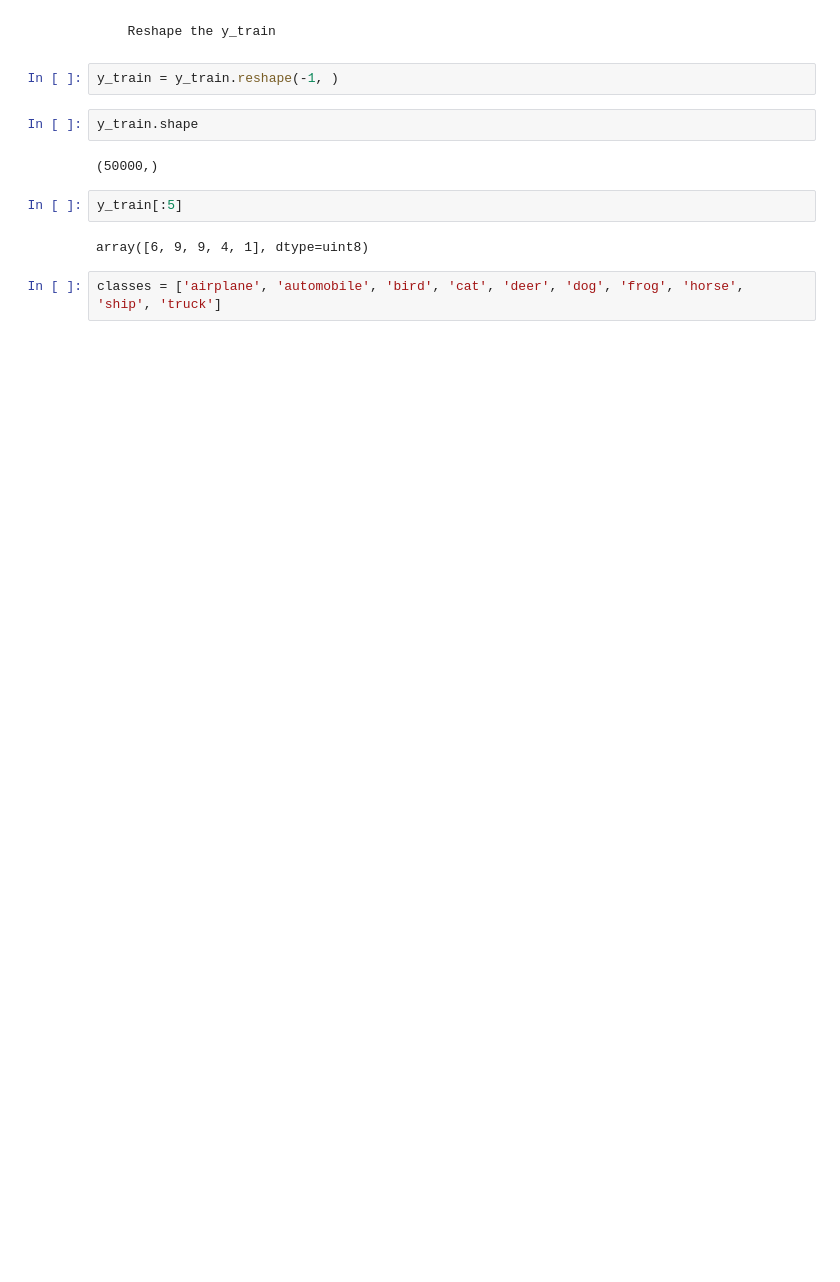
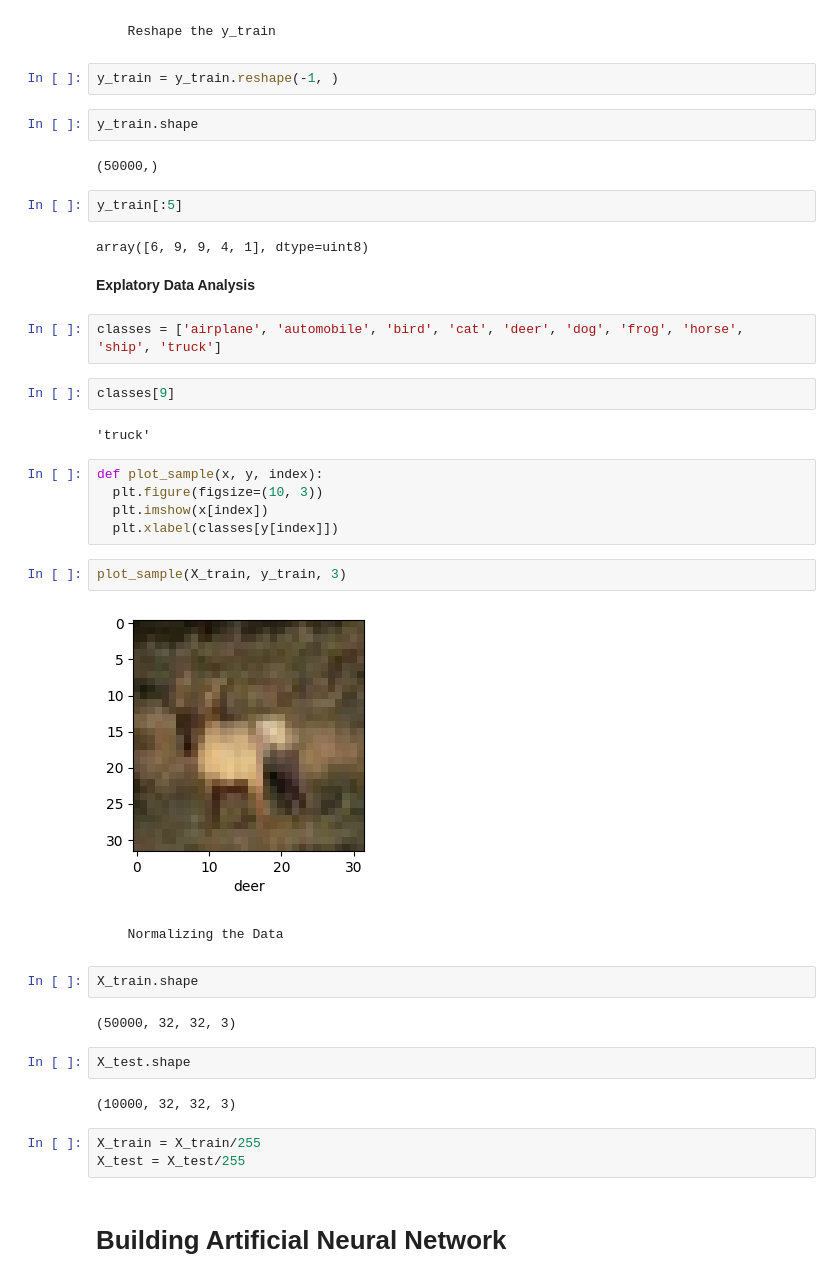
Before and after one commit to BrilliantChard/Python-and-ML, a Jupyter notebook: Image_Classification_using_CNN.ipynb, the cells around one changed output. Drawn from its saved outputs; the diff is of its cells as text; blank space fills up the shorter version.

```diff
--- a/Image_Classification_using_CNN.ipynb
+++ b/Image_Classification_using_CNN.ipynb
@@ -56,5 +56,35 @@ y_train.shape
 y_train[:5]
 # %% [output]
 array([6, 9, 9, 4, 1], dtype=uint8)
+# %% [markdown]
+**Explatory Data Analysis**
 # %%
 classes = ['airplane', 'automobile', 'bird', 'cat', 'deer', 'dog', 'frog', 'horse', 'ship', 'truck']
+# %%
+classes[9]
+# %% [output]
+'truck'
+# %%
+def plot_sample(x, y, index):
+  plt.figure(figsize=(10, 3))
+  plt.imshow(x[index])
+  plt.xlabel(classes[y[index]])
+# %%
+plot_sample(X_train, y_train, 3)
+# %% [output]
+[figure, added]
+# %% [markdown]
+      Normalizing the Data
+# %%
+X_train.shape
+# %% [output]
+(50000, 32, 32, 3)
+# %%
+X_test.shape
+# %% [output]
+(10000, 32, 32, 3)
+# %%
+X_train = X_train/255
+X_test = X_test/255
+# %% [markdown]
+# **Building Artificial Neural Network**
```
Also changed, not shown: parts of 7 cells of this notebook.
